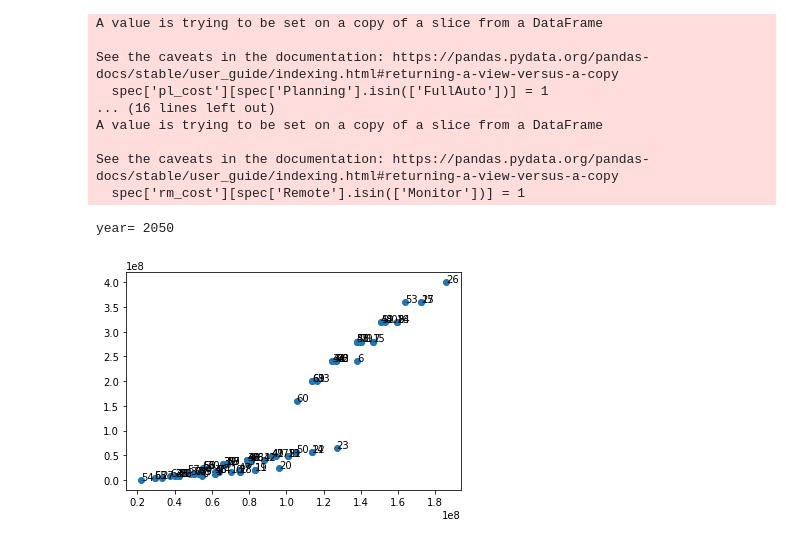
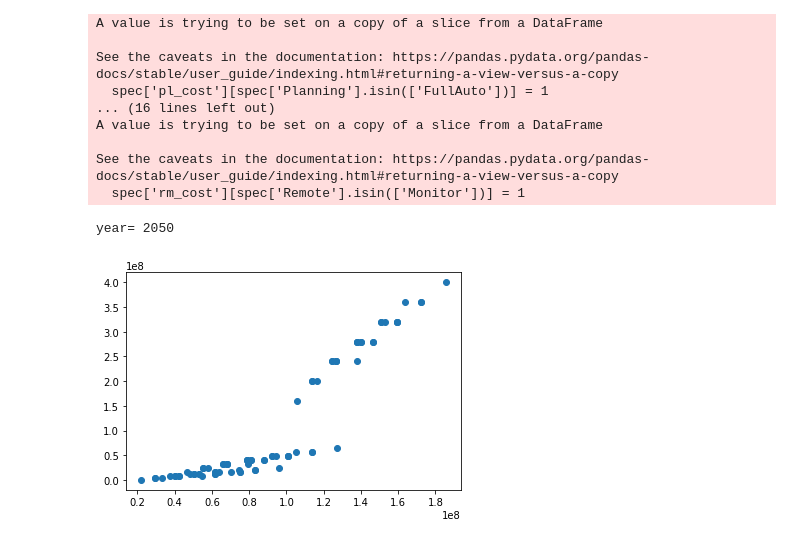
Before and after one commit to tnakash/autoship_trans_sim, a Jupyter notebook: main.ipynb, the cells around one changed output. Saved outputs shown, nothing was run; the diff lists cells and outputs as text; code cells hidden in the pictures.

```diff
--- a/main.ipynb
+++ b/main.ipynb
@@ -59,17 +361,19 @@ A value is trying to be set on a copy of a slice from a DataFrame
 See the caveats in the documentation: https://pandas.pydata.org/pandas-docs/stable/user_guide/indexing.html#returning-a-view-versus-a-copy
   spec['rm_cost'][spec['Remote'].isin(['Monitor'])] = 1
 # %%
+# Select Ship
 select = [0] * 50
 labels = []
 
 for i in range(50):
     select[i], annual_cost, opex_sum, capex_sum, ac_loss, sf_sum = select_ship(spec, cost, i)
 
+    # Show tradespace
     if cost.Year[i] == 2050:
         print('year=', cost.Year[i])
         plt.scatter(x=annual_cost, y=ac_loss*sf_sum)
-        for j, label in enumerate(spec.index.values):
-            plt.text(annual_cost[j], ac_loss[j]* sf_sum[j], label)
+        # for j, label in enumerate(spec.index.values):
+        #     plt.text(annual_cost[j], ac_loss[j]* sf_sum[j], label)
 # %% [output]
 year= 2050
-[figure, old version]
+[figure, new version]
```
Also changed, not shown: parts of 18 cells of this notebook, 3 other files.
